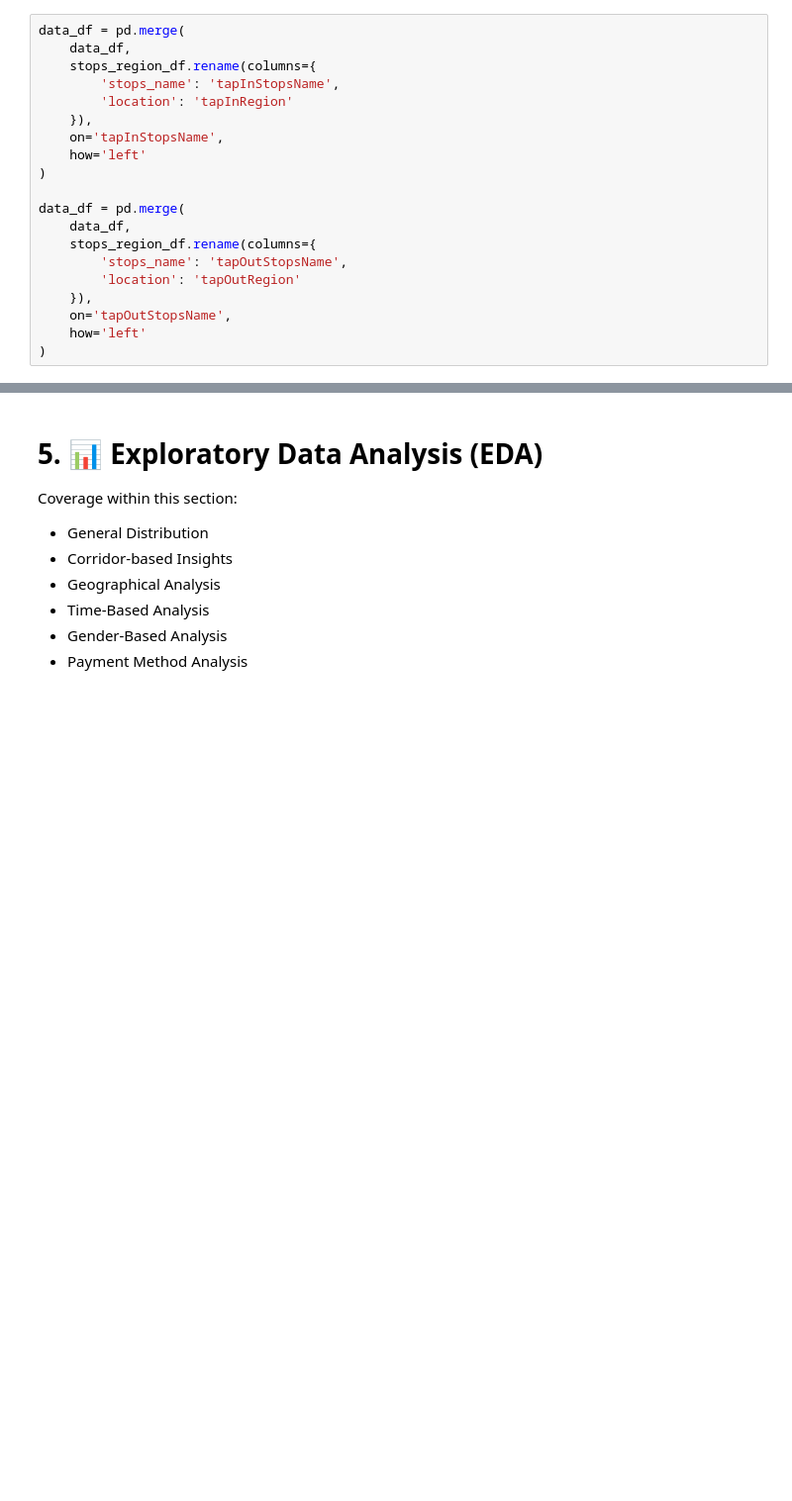
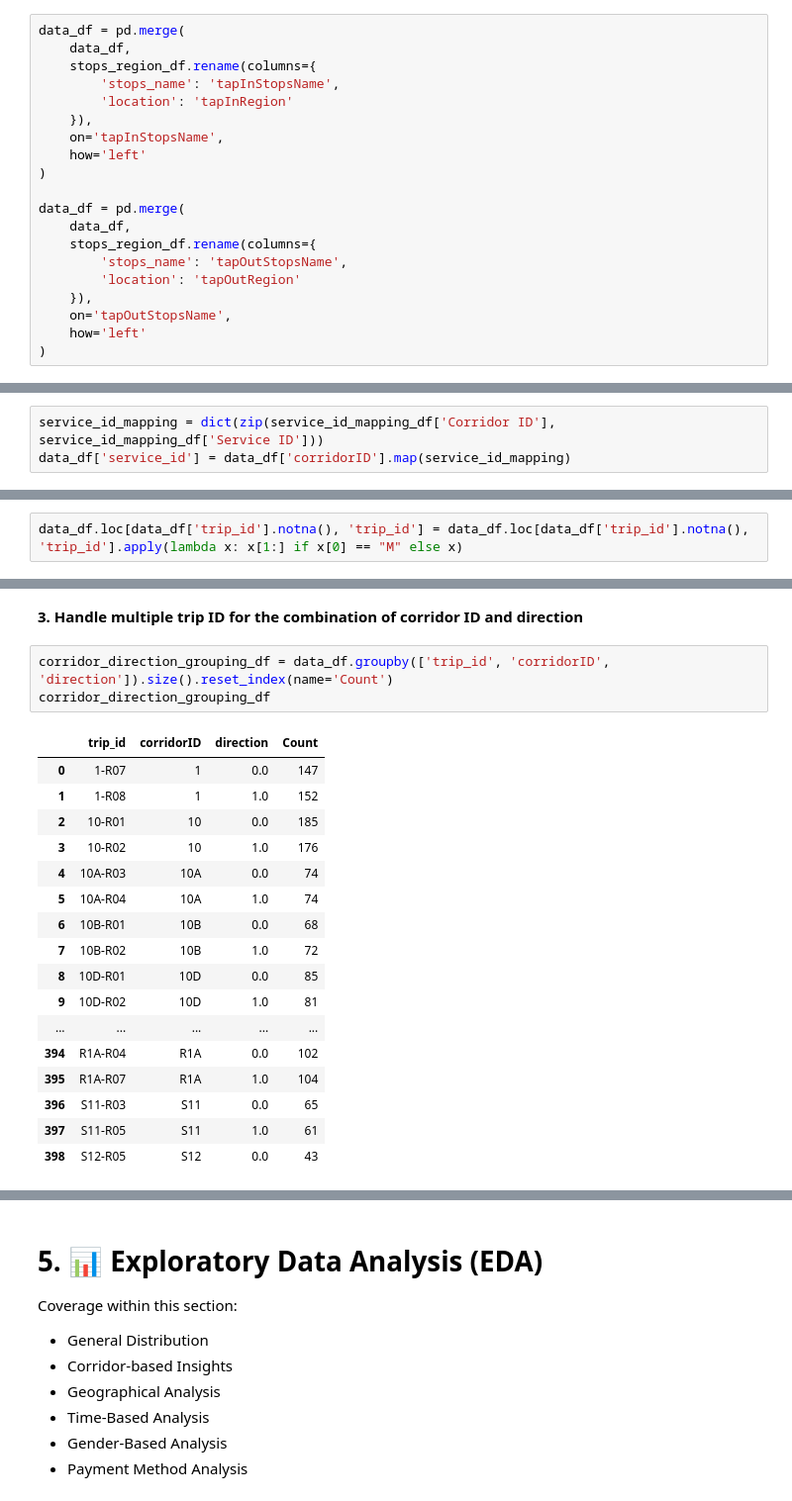
Before and after one commit to seanka/Python-TransJakarta-DataAnalysis, a Jupyter notebook: Notebook.ipynb, the cells around one changed output, grey strips where cells are left out. Shown at 99% size. Drawn from its saved outputs; the diff is of its cells as text; blank space fills up the shorter version.

```diff
--- a/Notebook.ipynb
+++ b/Notebook.ipynb
@@ -650,0 +877,3 @@ data_df = pd.merge(
+# %%
+service_id_mapping = dict(zip(service_id_mapping_df['Corridor ID'], service_id_mapping_df['Service ID']))
+data_df['service_id'] = data_df['corridorID'].map(service_id_mapping)
@@ -650,0 +888,2 @@ data_df = pd.merge(
+# %%
+data_df.loc[data_df['trip_id'].notna(), 'trip_id'] = data_df.loc[data_df['trip_id'].notna(), 'trip_id'].apply(lambda x: x[1:] if x[0] == "M" else x)
@@ -650,0 +952,23 @@ data_df = pd.merge(
+# %% [markdown]
+**3. Handle multiple trip ID for the combination of corridor ID and direction**
+# %%
+corridor_direction_grouping_df = data_df.groupby(['trip_id', 'corridorID', 'direction']).size().reset_index(name='Count')
+corridor_direction_grouping_df
+# %% [output]
+|  | trip_id | corridorID | direction | Count |
+| 0 | 1-R07 | 1 | 0.0 | 147 |
+| 1 | 1-R08 | 1 | 1.0 | 152 |
+| 2 | 10-R01 | 10 | 0.0 | 185 |
+| 3 | 10-R02 | 10 | 1.0 | 176 |
+| 4 | 10A-R03 | 10A | 0.0 | 74 |
+| 5 | 10A-R04 | 10A | 1.0 | 74 |
+| 6 | 10B-R01 | 10B | 0.0 | 68 |
+| 7 | 10B-R02 | 10B | 1.0 | 72 |
+| 8 | 10D-R01 | 10D | 0.0 | 85 |
+| 9 | 10D-R02 | 10D | 1.0 | 81 |
+| ... | ... | ... | ... | ... |
+| 394 | R1A-R04 | R1A | 0.0 | 102 |
+| 395 | R1A-R07 | R1A | 1.0 | 104 |
+| 396 | S11-R03 | S11 | 0.0 | 65 |
+| 397 | S11-R05 | S11 | 1.0 | 61 |
+| 398 | S12-R05 | S12 | 0.0 | 43 |
```
Also changed, not shown: parts of 48 cells of this notebook.
